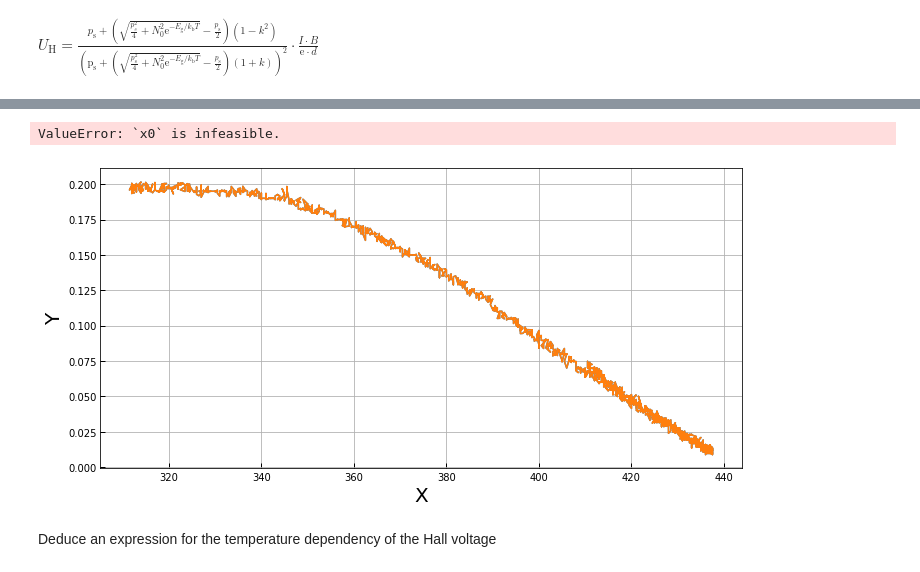
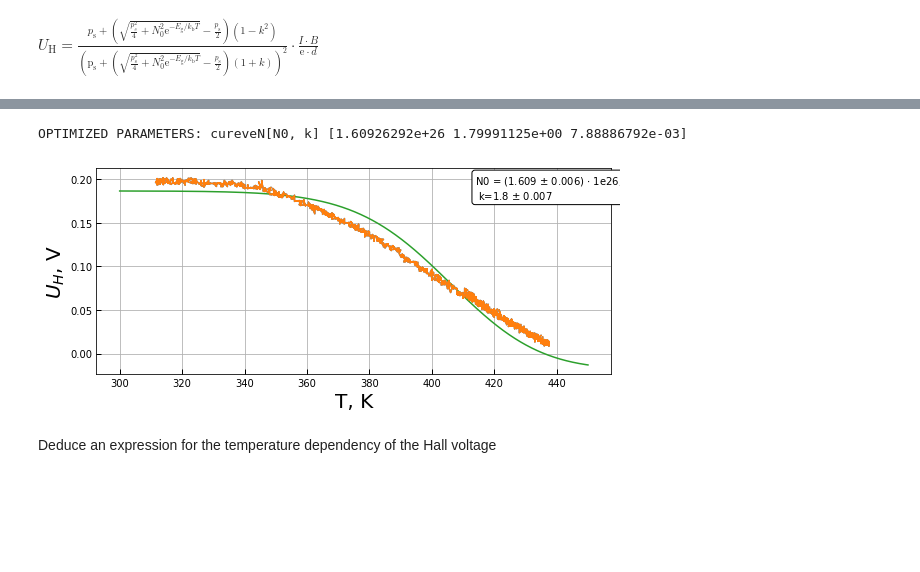
Before and after one commit to bbuusshh/uniStuttgartLabs, a Jupyter notebook: HallEffect.ipynb, the cells around one changed output, grey strips where cells are left out. Saved outputs shown, nothing was run; the diff lists cells and outputs as text; code cells hidden in the pictures; blank space fills up the shorter version.

```diff
--- a/HallEffect.ipynb
+++ b/HallEffect.ipynb
@@ -277,16 +180,12 @@ I=30*1e-3
 B=200*1e-3
 e=1.6*1e-19
 d=0.01
-C = I*B/(e*d)
+C = 7.49*10**22#I*B/(e*d)
 def uh(T, *p):
-    ps=1e21
+    ps=3.17*1e21
     kb=8.6173*1e-5
     N0=p[0]
     k=p[1]
     A=p[2]
-    Eg= 0.065
-    return A + C*(ps + (np.sqrt(ps**2/4 + e**(-Eg/(kb*T))*N0**2) - ps/2)*(1-k**2))/(ps + (np.sqrt(ps**2/4 + N0**2*e**(-Eg/(kb*T))) - ps/2)*(1+k))**2
+    Eg=0.74
+    return A + C*(ps + (np.sqrt(ps**2/4 + e**(-(Eg)/(kb*T))*N0**2) - ps/2)*(1-k**2))/(ps + (np.sqrt(ps**2/4 + N0**2*e**(-Eg/(kb*T))) - ps/2)*(1+k))**2
-# %%
-x_test=np.linspace(320,440,50)
-C = I*B/(e*d)
-plt.plot(x_test,uh(x_test, 4, 31.87, 5))
@@ -304,0 +196,7 @@ from scipy.signal import savgol_filter
+# %%
+def testUh(T, *p):
+    A = 3.17*1e21
+
+    C=0.74
+    B, D, E = p
+    return (E*(A+(np.sqrt(A**2/4+B**2*np.exp(-C*13025.9/T))-A/2)*(1-D**2))/ ((A+(np.sqrt(A**2/4+B**2*np.exp(-C*13025.9/T))-A/2)*(1+D))**2) *7.49*1e22)
@@ -311,40 +220,45 @@ plotName = "3UhT"
 # %%
 taskName = "Task3dopedshit.txt"
 text_file = open(folder + taskName, "r")
 lines = text_file.readlines()
 typeData = lines[4]
 data = lines[4:]
 data = [i.split("\t") for i in data]
 dat = pd.DataFrame(data)
 x = dat[dat.columns[1]]
 y = dat[dat.columns[2]]
 y = list(y.values)
 y = [float(i.replace(",", ".").replace("\n", "")) for i in y[1:] if i != '']
 x = list(x.values)
 x = [float(i.replace(",", ".").replace("\n", "")) for i in x[1:] if i != '']
 x = 100*np.array(x) + 273 #T = U_t*100 + 273
 x=x[0:1700]
 y=y[0:1700]
 y = savgol_filter(y, 13, 10)
-fig, ax = plotter.simplePlot(x, y)
+fig, ax = plotter.simplePlot(x, y, xLabel=xLabel, yLabel=yLabel,plotName="$U_H(T)$")
 #### Fitting params
 guess = [1e27, 205] #[U0, Eg]
-guess = [1e29, 1.87, 0.2]
-bounds=([0, 0, 0], [4*1e27, 1e4, 1e5])
-popt, pcov = curve_fit(uh, np.array(x[:len(y)]), np.array(y), p0=guess, bounds=bounds)
+# guess = [3.2810240413e+21, 1.6092629170e+26, 7.191929716e-01, 1.8,
+#  8.30795241e-03]
+guess = [1.6092629170e+26, 1.8, 8.30795241e-03]
+# bounds=([1e20, 0, 0, 1, 0], [4.1*1e21, 3*1e26, 1.0, 2, 1])
+bounds=([0, 1, 0], [3*1e26, 2, 1])
+popt, pcov = curve_fit(testUh, np.array(x[:len(y)]), np.array(y), p0=guess, bounds=bounds)
 perr = np.sqrt(np.diag(pcov)[np.diag(pcov)>0])
 print ("OPTIMIZED PARAMETERS: cureveN[N0, k]", popt)
-#plt.annotate(f'U0 = {round(popt[0], 1)} $\pm$ {round(perr[0],1)}, \n E$_g$={round(popt[1], 1)} $\pm$ {round(perr[1],1)}',
-#            xy=(0.8, 0.85),
-#            xycoords='figure fraction', bbox=dict(boxstyle='round', fc='white', alpha=1))
+plt.annotate(f'N0 = ({round(popt[0]*1e-26, 3)} $\pm$ {round(1e26*perr[0],3)}) $\cdot$ 1e26, \n k={round(popt[1], 3)} $\pm$ {round(perr[1],3)}',
+           xy=(0.75, 0.85),
+           xycoords='figure fraction', bbox=dict(boxstyle='round', fc='white', alpha=1))
 fit = uh(x, *popt)
 x_test = np.linspace(300,450, len(x))
 # fig, ax = plotter.simplePlot(newX, newY, errorX, errorY, xLabel, yLabel, plotName)
 plt.plot(x_test, fit , 'r-', linewidth = 1)
-plt.plot(x_test, uh(x_test, *popt))
+plt.plot(x_test, testUh(x_test, *popt))
+fig.tight_layout()
+fig.savefig("U_h(T)", dpi=300)
 # %% [output]
-ValueError: `x0` is infeasible.
+OPTIMIZED PARAMETERS: cureveN[N0, k] [1.60926292e+26 1.79991125e+00 7.88886792e-03]
-[figure, old version]
+[figure, new version]
 # %% [markdown]
 Deduce an expression for the temperature dependency of the Hall voltage
 # %% [markdown]
```
Also changed, not shown: parts of 43 cells of this notebook, 8 other files.
